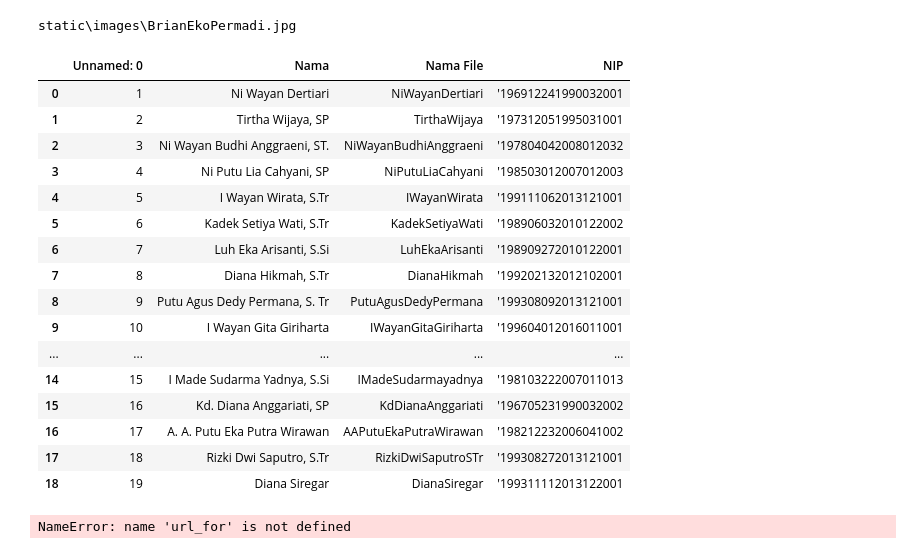
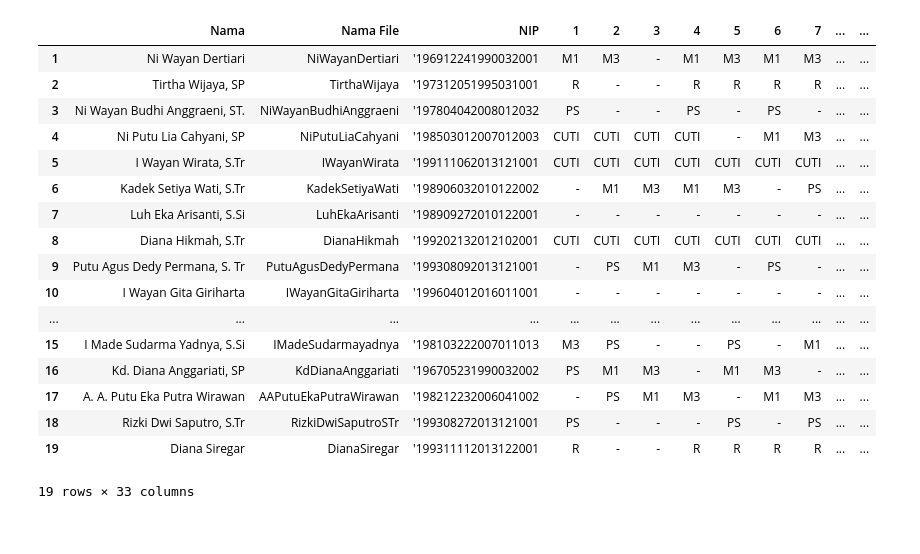
Before and after one commit to LvnnnX/Officer-Displayer, a Jupyter notebook: debug.ipynb, the cells around one changed output. Cells and saved outputs as stored; diff of their text form; code cells hidden in the pictures.

```diff
--- a/debug.ipynb
+++ b/debug.ipynb
@@ -6,31 +6,25 @@ import datetime as dt
 import re
 PATH = Path().parent
 IMAGEDIR = PATH/'static'/'images'
-# %%
-files = IMAGEDIR.glob('BrianEkoPermadi.*')
-for i in files:
-    print(i)
-    break
-# %% [output]
-static\images\BrianEkoPermadi.jpg
 # %%
-df = pd.read_excel('list-pegawai.xlsx')
+df = pd.read_excel('list-pegawai.xlsx', index_col=0)
 df
 # %% [output]
-|  | Unnamed: 0 | Nama | Nama File | NIP |
-| 0 | 1 | Ni Wayan Dertiari | NiWayanDertiari | '196912241990032001 |
-| 1 | 2 | Tirtha Wijaya, SP | TirthaWijaya | '197312051995031001 |
-| 2 | 3 | Ni Wayan Budhi Anggraeni, ST. | NiWayanBudhiAnggraeni | '197804042008012032 |
-| 3 | 4 | Ni Putu Lia Cahyani, SP | NiPutuLiaCahyani | '198503012007012003 |
-| 4 | 5 | I Wayan Wirata, S.Tr | IWayanWirata | '199111062013121001 |
-| 5 | 6 | Kadek Setiya Wati, S.Tr | KadekSetiyaWati | '198906032010122002 |
-| 6 | 7 | Luh Eka Arisanti, S.Si | LuhEkaArisanti | '198909272010122001 |
-| 7 | 8 | Diana Hikmah, S.Tr | DianaHikmah | '199202132012102001 |
-| 8 | 9 | Putu Agus Dedy Permana, S. Tr | PutuAgusDedyPermana | '199308092013121001 |
-| 9 | 10 | I Wayan Gita Giriharta | IWayanGitaGiriharta | '199604012016011001 |
-| ... | ... | ... | ... | ... |
-| 14 | 15 | I Made Sudarma Yadnya, S.Si | IMadeSudarmayadnya | '198103222007011013 |
-| 15 | 16 | Kd. Diana Anggariati, SP | KdDianaAnggariati | '196705231990032002 |
-| 16 | 17 | A. A. Putu Eka Putra Wirawan | AAPutuEkaPutraWirawan | '198212232006041002 |
-| 17 | 18 | Rizki Dwi Saputro, S.Tr | RizkiDwiSaputroSTr | '199308272013121001 |
-| 18 | 19 | Diana Siregar | DianaSiregar | '199311112013122001 |
+|  | Nama | Nama File | NIP | 1 | 2 | 3 | 4 | 5 | 6 | 7 | ... | ... |
+| 1 | Ni Wayan Dertiari | NiWayanDertiari | '196912241990032001 | M1 | M3 | - | M1 | M3 | M1 | M3 | ... | ... |
+| 2 | Tirtha Wijaya, SP | TirthaWijaya | '197312051995031001 | R | - | - | R | R | R | R | ... | ... |
+| 3 | Ni Wayan Budhi Anggraeni, ST. | NiWayanBudhiAnggraeni | '197804042008012032 | PS | - | - | PS | - | PS | - | ... | ... |
+| 4 | Ni Putu Lia Cahyani, SP | NiPutuLiaCahyani | '198503012007012003 | CUTI | CUTI | CUTI | CUTI | - | M1 | M3 | ... | ... |
+| 5 | I Wayan Wirata, S.Tr | IWayanWirata | '199111062013121001 | CUTI | CUTI | CUTI | CUTI | CUTI | CUTI | CUTI | ... | ... |
+| 6 | Kadek Setiya Wati, S.Tr | KadekSetiyaWati | '198906032010122002 | - | M1 | M3 | M1 | M3 | - | PS | ... | ... |
+| 7 | Luh Eka Arisanti, S.Si | LuhEkaArisanti | '198909272010122001 | - | - | - | - | - | - | - | ... | ... |
+| 8 | Diana Hikmah, S.Tr | DianaHikmah | '199202132012102001 | CUTI | CUTI | CUTI | CUTI | CUTI | CUTI | CUTI | ... | ... |
+| 9 | Putu Agus Dedy Permana, S. Tr | PutuAgusDedyPermana | '199308092013121001 | - | PS | M1 | M3 | - | PS | - | ... | ... |
+| 10 | I Wayan Gita Giriharta | IWayanGitaGiriharta | '199604012016011001 | - | - | - | - | - | - | - | ... | ... |
+| ... | ... | ... | ... | ... | ... | ... | ... | ... | ... | ... | ... | ... |
+| 15 | I Made Sudarma Yadnya, S.Si | IMadeSudarmayadnya | '198103222007011013 | M3 | PS | - | - | PS | - | M1 | ... | ... |
+| 16 | Kd. Diana Anggariati, SP | KdDianaAnggariati | '196705231990032002 | PS | M1 | M3 | - | M1 | M3 | - | ... | ... |
+| 17 | A. A. Putu Eka Putra Wirawan | AAPutuEkaPutraWirawan | '198212232006041002 | - | PS | M1 | M3 | - | M1 | M3 | ... | ... |
+| 18 | Rizki Dwi Saputro, S.Tr | RizkiDwiSaputroSTr | '199308272013121001 | PS | - | - | - | PS | - | PS | ... | ... |
+| 19 | Diana Siregar | DianaSiregar | '199311112013122001 | R | - | - | R | R | R | R | ... | ... |
+19 rows × 33 columns
@@ -91,5 +30,0 @@ def get_profile_pics(df:list[dict]) -> list:
-# %%
-df = get_df_excel()
-df = get_all_df(df, with_shift=True)
-# %% [output]
-NameError: name 'url_for' is not defined
```
Also changed, not shown: parts of 19 cells of this notebook, 7 other files.
